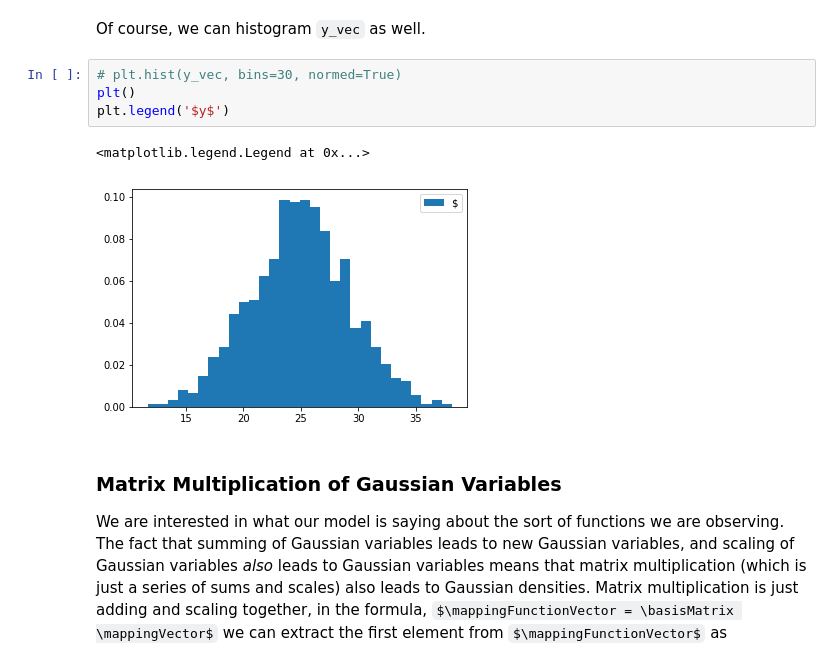
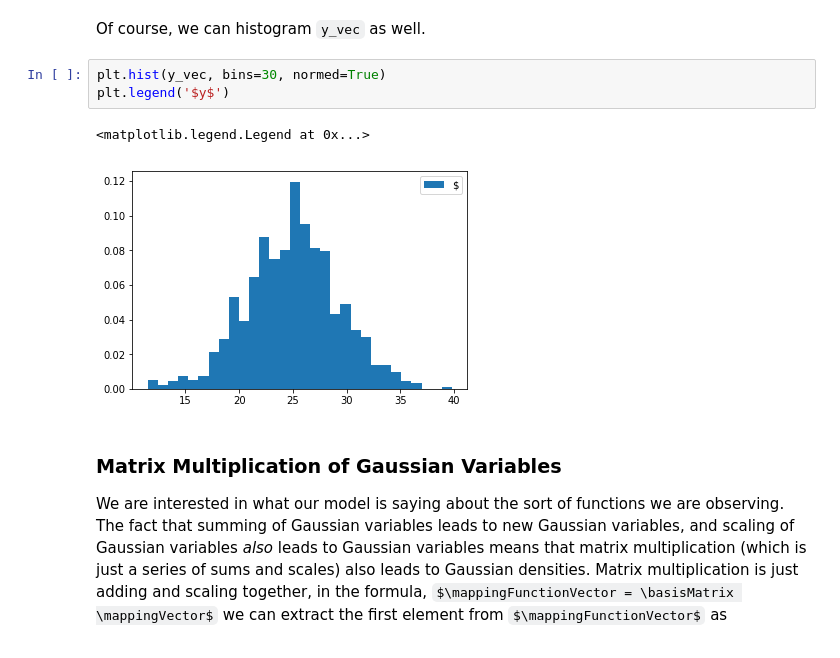
Before and after one commit to Yang-Xavier/ML-Labsession, a Jupyter notebook: week6/lab_session_week6.ipynb, the cells around one changed output. Cells and saved outputs as stored; diff of their text form; some formulas as TeX source.

```diff
--- a/week6/lab_session_week6.ipynb
+++ b/week6/lab_session_week6.ipynb
@@ -471,12 +460,11 @@ True variance should be  17.916666666666664  standard deviation  4.2328083664000
 # %% [markdown]
 Of course, we can histogram `y_vec` as well.
 # %%
-# plt.hist(y_vec, bins=30, normed=True)
-plt()
+plt.hist(y_vec, bins=30, normed=True)
 plt.legend('$y$')
 # %% [output]
 <matplotlib.legend.Legend at 0x...>
-[figure, old version]
+[figure, new version]
 # %% [markdown]
 ### Matrix Multiplication of Gaussian Variables
 
```
Also changed, not shown: parts of 4 cells of this notebook.
